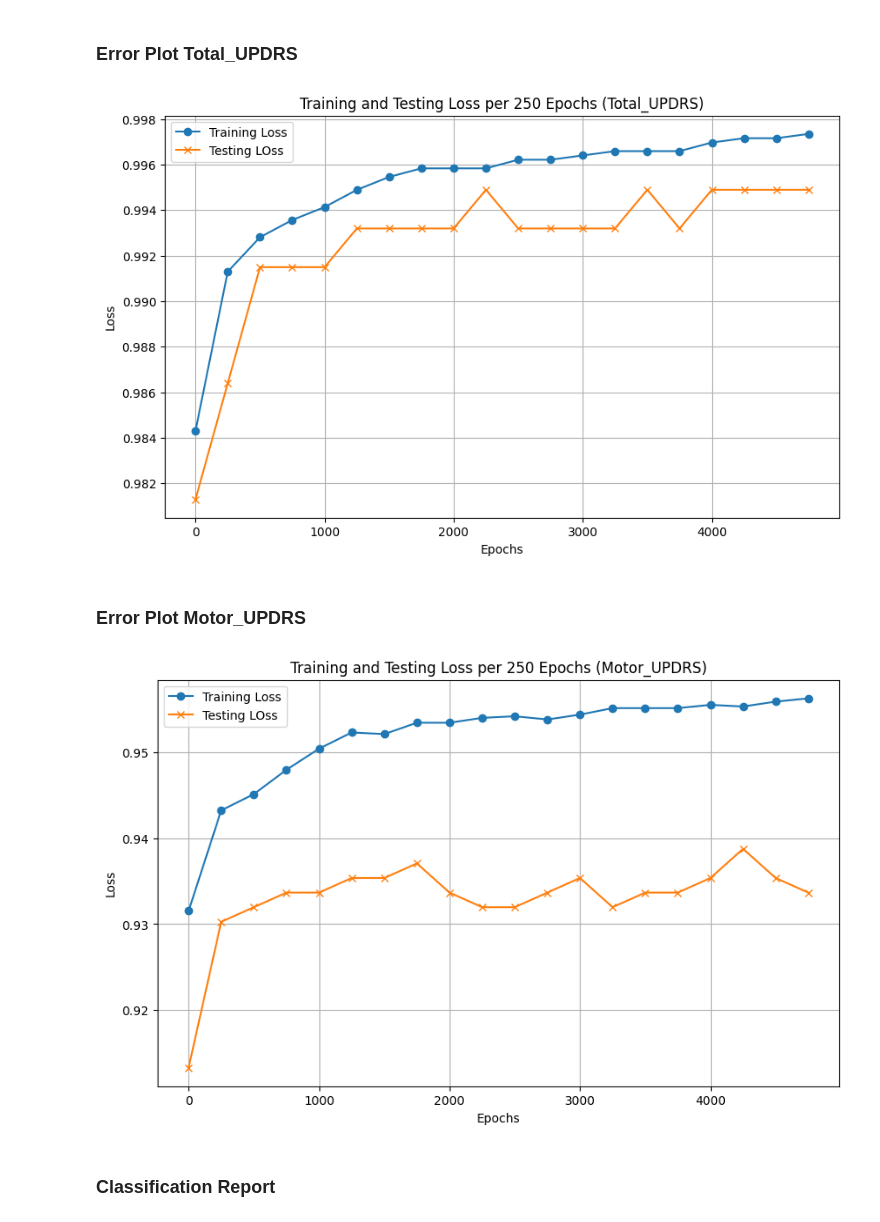
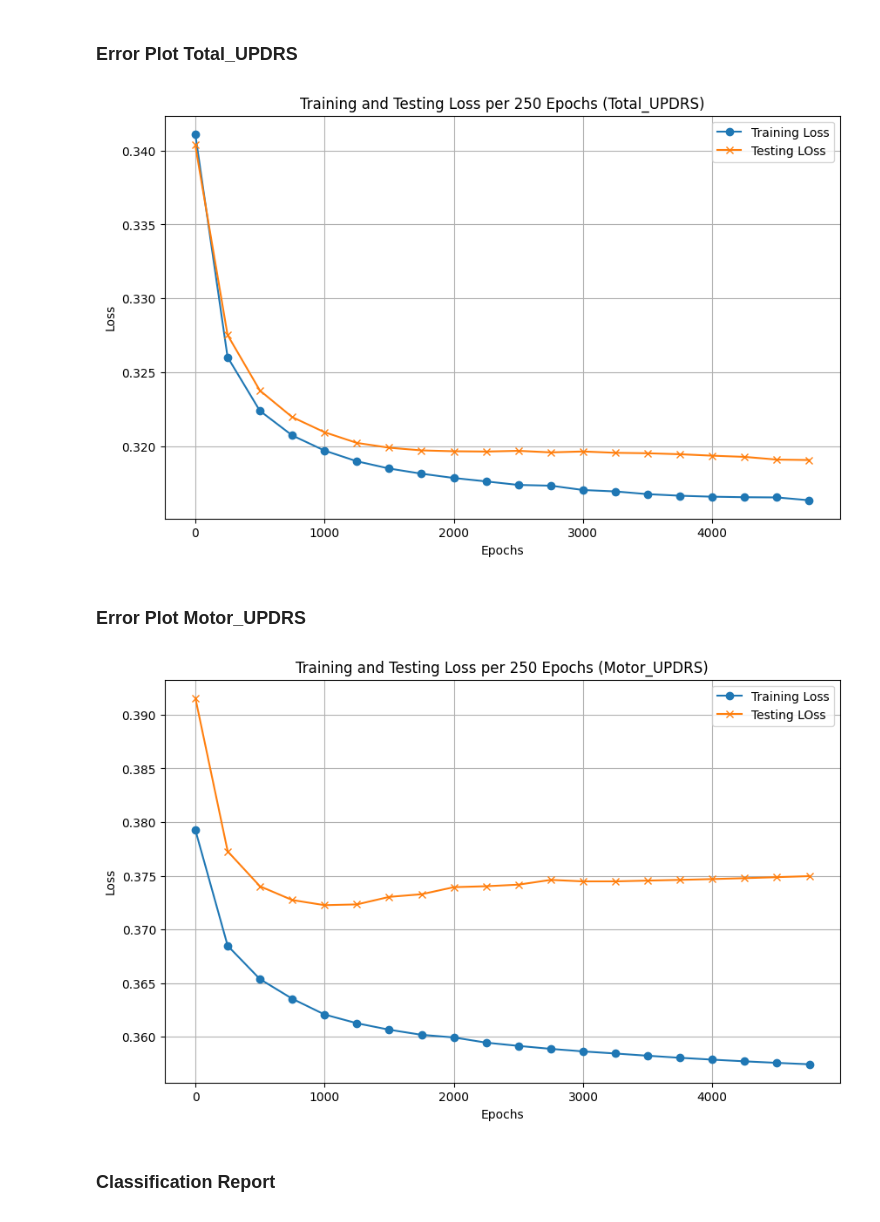
Before and after one commit to Samaresh-16/Parkinson_deepLearning, a Jupyter notebook: Codes/UPDRS.ipynb, the cells around one changed output. Saved outputs shown, nothing was run; the diff lists cells and outputs as text; code cells hidden in the pictures.

```diff
--- a/Codes/UPDRS.ipynb
+++ b/Codes/UPDRS.ipynb
@@ -165,7 +165,7 @@ class ClassificationModel(nn.Module):
         return x
 
 # Split the data into training and testing sets
-X_train, X_test, Y1_train, Y1_test = train_test_split(X2, Y1, test_size=0.1, random_state=42)
+X_train, X_test, Y1_train, Y1_test = train_test_split(X1, Y1, test_size=0.1, random_state=42)
 
 # Convert the data to PyTorch tensors
 X_train_tensor = torch.tensor(X_train.values, dtype=torch.float32)
@@ -340,10 +340,10 @@ import matplotlib.pyplot as plt
 plt.figure(figsize=(10, 6))
 
 # Plot the training accuracy
-plt.plot([i * 250 for i in range(len(train_loss))], training_acc, label='Training Loss', marker='o')
+plt.plot([i * 250 for i in range(len(train_loss))], train_loss, label='Training Loss', marker='o')
 
 # Plot the testing accuracy
-plt.plot([i * 250 for i in range(len(test_loss))], testing_acc, label='Testing LOss', marker='x')
+plt.plot([i * 250 for i in range(len(test_loss))], test_loss, label='Testing LOss', marker='x')
 
 # Add a legend
 plt.legend()
@@ -361,38 +361,38 @@ plt.grid(True)
 # Show the plot
 plt.show()
 # %% [output]
-[figure, old version]
+[figure, new version]
 # %% [markdown]
 <h3><b>Error Plot Motor_UPDRS
 # %%
 import matplotlib.pyplot as plt
 
 # Create a new figure
 plt.figure(figsize=(10, 6))
 
 # Plot the training accuracy
-plt.plot([i * 250 for i in range(len(train_loss))], training_acc, label='Training Loss', marker='o')
+plt.plot([i * 250 for i in range(len(train_loss))], train_loss, label='Training Loss', marker='o')
 
 # Plot the testing accuracy
-plt.plot([i * 250 for i in range(len(test_loss))], testing_acc, label='Testing LOss', marker='x')
+plt.plot([i * 250 for i in range(len(test_loss))], test_loss, label='Testing LOss', marker='x')
 
 # Add a legend
 plt.legend()
 
 # Set the x and y labels
 plt.xlabel('Epochs')
 plt.ylabel('Loss')
 
 # Set the title
 plt.title('Training and Testing Loss per 250 Epochs (Motor_UPDRS)')
 
 # Add a grid
 plt.grid(True)
 
 # Show the plot
 plt.show()
 # %% [output]
-[figure, old version]
+[figure, new version]
 # %% [markdown]
 <h3><b>Classification Report
 # %%
```
Also changed, not shown: parts of 1 cell of this notebook, 2 other files.
